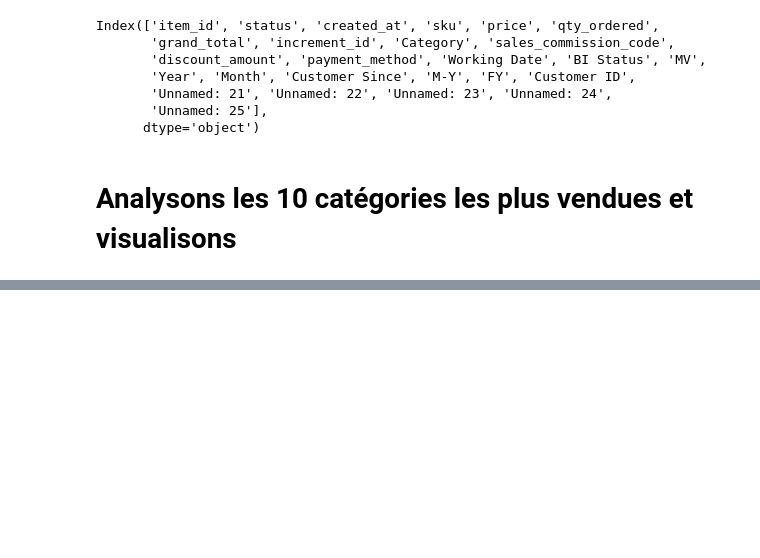
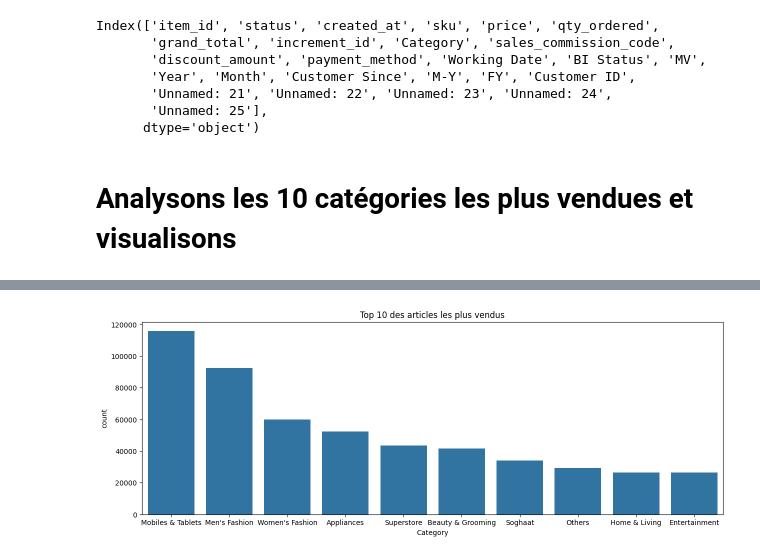
Before and after one commit to ThierryYeffou/Pakistan-E-Commerce-Data-Analysis, a Jupyter notebook: Pakistan_E_Commerce_Data_Analyst.ipynb, the cells around one changed output, grey strips where cells are left out. Drawn from its saved outputs; the diff is of its cells as text; code cells hidden in the pictures; blank space fills up the shorter version.

```diff
--- a/Pakistan_E_Commerce_Data_Analyst.ipynb
+++ b/Pakistan_E_Commerce_Data_Analyst.ipynb
@@ -255,0 +212,4 @@ plt.show()
+# %%
+#TopBest10Categories = all_data.groupby('Category')['item_id'].count().head(10)
+TopBest10Categories = all_data.groupby('Category')['item_id'].agg(['count']).reset_index().sort_values(by='count',ascending=False).head(10)
+print(TopBest10Categories)
@@ -255,0 +228,7 @@ plt.show()
+# %%
+plt.figure(figsize=(15,5))
+graph=sns.barplot(x='Category',y='count',data=TopBest10Categories)
+graph.set_title('Top 10 des articles les plus vendus')
+plt.show()
+# %% [output]
+[figure, added]
```
Also changed, not shown: parts of 6 cells of this notebook.
